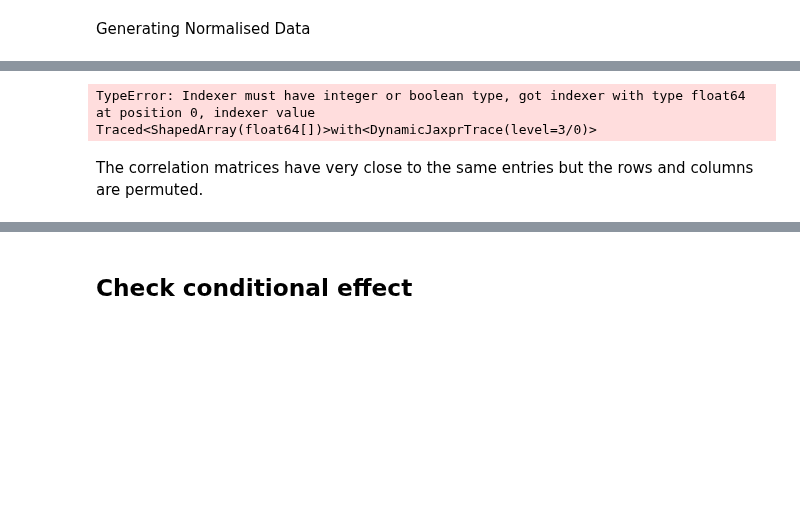
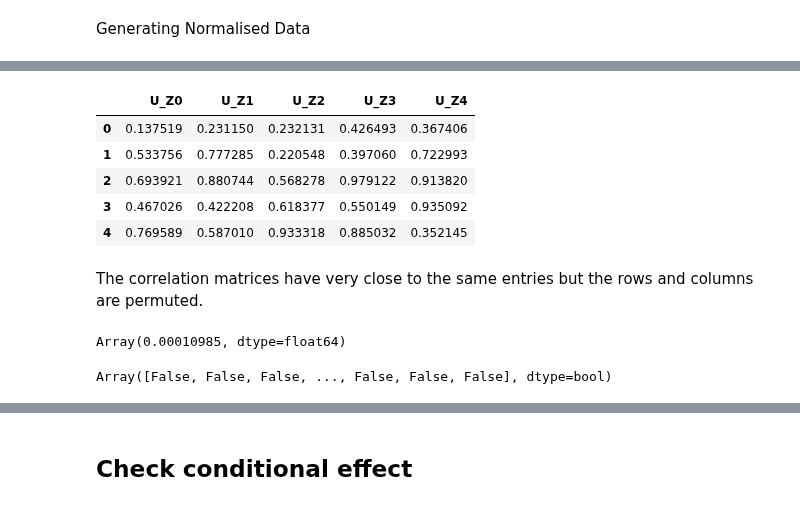
Before and after one commit to llaurabatt/frugal-flows, a Jupyter notebook: validation/Mixed_Data_Frugal_Flows.ipynb, the cells around one changed output, grey strips where cells are left out. Drawn from its saved outputs; the diff is of its cells as text; code cells hidden in the pictures; blank space fills up the shorter version.

Commit message:
Add mixed data model too

```diff
--- a/validation/Mixed_Data_Frugal_Flows.ipynb
+++ b/validation/Mixed_Data_Frugal_Flows.ipynb
@@ -63,16 +73,17 @@ N = 10000
 keys = jr.split(jr.PRNGKey(0), 3)
 
 
+corr_matrix = jnp.array([
+    [1, 0.8, 0.6, 0.2, 0.1],
+    [0.8, 1, 0.4, 0.2, 0.1],
+    [0.6, 0.4, 1, 0.1, 0.1],
+    [0.2, 0.2, 0.1, 1, 0.1],
+    [0.1, 0.1, 0.1, 0.1, 1]
+])
 Z = jr.multivariate_normal(
     keys[1],
     jnp.array([0.,0.,0.,0.,0.]),
-    jnp.array([
-        [1, 0.8, 0.6, 0.2, 0.1],
-        [0.8, 1, 0.4, 0.2, 0.1],
-        [0.6, 0.4, 1, 0.1, 0.1],
-        [0.2, 0.2, 0.1, 1, 0.1],
-        [0.1, 0.1, 0.1, 0.1, 1]
-    ]),
+    corr_matrix,
     shape=(N,)
 )
 
@@ -98,7 +109,7 @@ data_xdyc = pd.DataFrame(
 
 res = get_independent_quantiles(
     key = jr.PRNGKey(3),
-    z_discr=jnp.expand_dims(Z[:, 0],axis=1), #impose discrete
+    z_discr=jnp.expand_dims(Z[:, 0],axis=1).astype(int), #impose discrete
     # z_discr=Z[:, 0],
     z_cont=Z[:, 1:],
     RQS_knots=8,
@@ -110,13 +121,29 @@ res = get_independent_quantiles(
     learning_rate=5e-3,
     return_z_cont_flow = True,
  )
+# u_z = res['u_z_cont']
-# %% [output]
-TypeError: Indexer must have integer or boolean type, got indexer with type float64 at position 0, indexer value Traced<ShapedArray(float64[])>with<DynamicJaxprTrace(level=3/0)>
+# %%
+u_z = jnp.concat([res['u_z_discr'], res['u_z_cont']], axis=1)
 # %%
 col_names = [f"U_Z{i}" for i in range(Z.shape[1])]
-plot_data = pd.DataFrame(res['u_z_cont'], columns=col_names)
+plot_data = pd.DataFrame(u_z, columns=col_names)
 plot_data.head()
+# %% [output]
+|  | U_Z0 | U_Z1 | U_Z2 | U_Z3 | U_Z4 |
+| 0 | 0.137519 | 0.231150 | 0.232131 | 0.426493 | 0.367406 |
+| 1 | 0.533756 | 0.777285 | 0.220548 | 0.397060 | 0.722993 |
+| 2 | 0.693921 | 0.880744 | 0.568278 | 0.979122 | 0.913820 |
+| 3 | 0.467026 | 0.422208 | 0.618377 | 0.550149 | 0.935092 |
+| 4 | 0.769589 | 0.587010 | 0.933318 | 0.885032 | 0.352145 |
 # %% [markdown]
 The correlation matrices have very close to the same entries but the rows and columns are permuted.
+# %%
+u_z[:,0].min()
+# %% [output]
+Array(0.00010985, dtype=float64)
+# %%
+u_z[:,0]==1
+# %% [output]
+Array([False, False, False, ..., False, False, False], dtype=bool)
 # %%
 print("True Corr")
```
Also changed, not shown: parts of 12 cells of this notebook, 1 other file.
